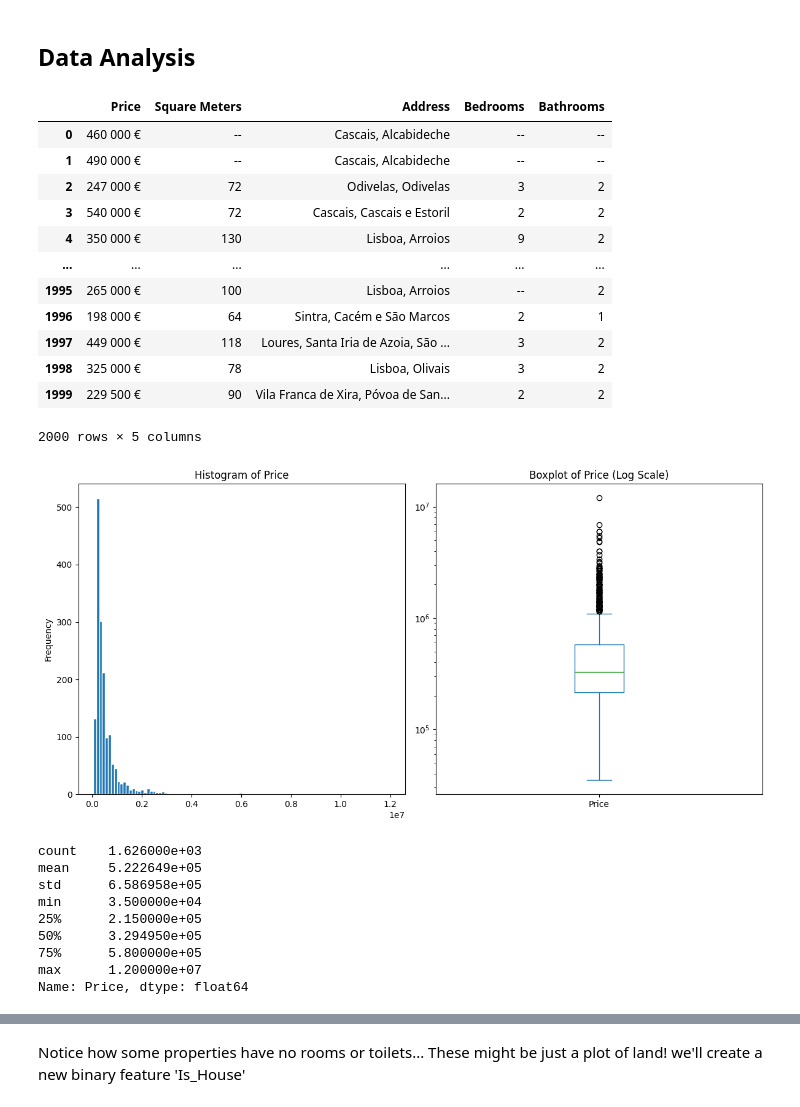
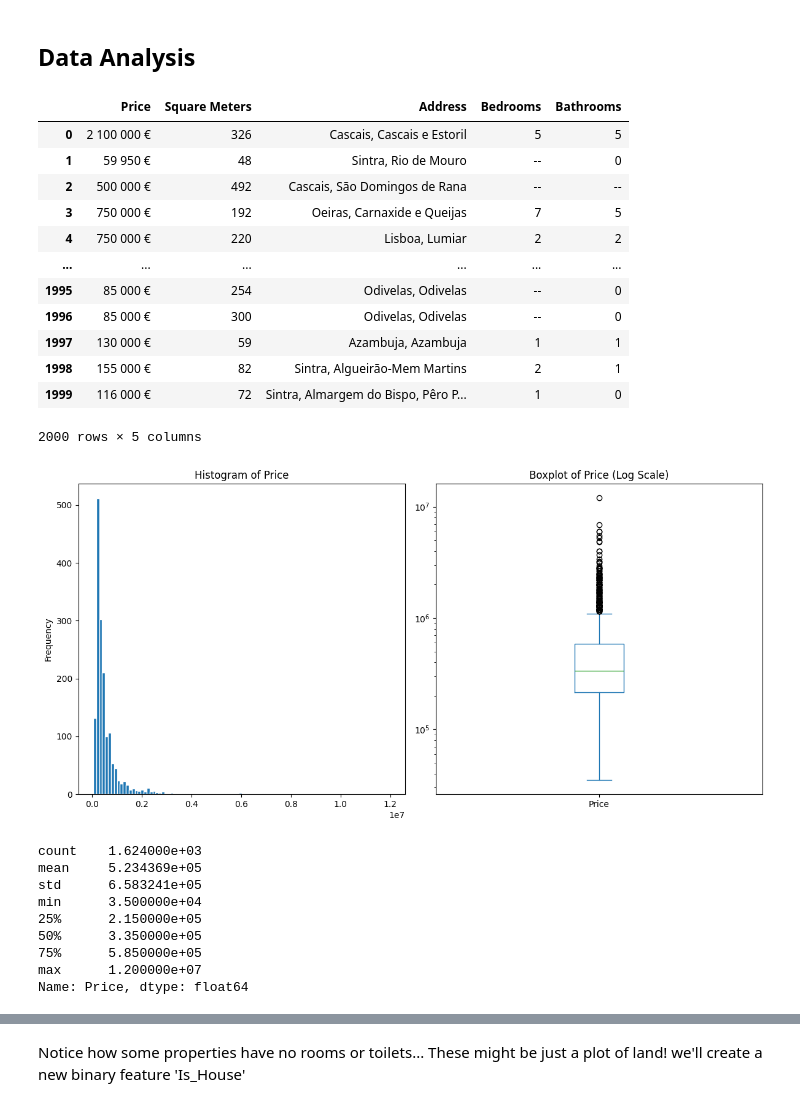
Before and after one commit to AthomsG/Lisbon_Housing_Pricing, a Jupyter notebook: PoC.ipynb, the cells around one changed output, grey strips where cells are left out. Cells and saved outputs as stored; diff of their text form; code cells hidden in the pictures.

```diff
--- a/PoC.ipynb
+++ b/PoC.ipynb
@@ -101,21 +91,21 @@ df.to_csv(f'GANG_{current_date}_remax_lisbon_listings.csv')
 # %% [markdown]
 ## Data Analysis
 # %%
-df = pd.read_csv('housing_data/07_April_2024_remax_lisbon_listings.csv', index_col=0)
+df = pd.read_csv(f'housing_data/{current_date}_remax_lisbon_listings.csv', index_col=0).drop(columns=['Listing Type']) # we hadn't considered it yet
 df
 # %% [output]
 |  | Price | Square Meters | Address | Bedrooms | Bathrooms |
-| 0 | 460 000 € | -- | Cascais, Alcabideche | -- | -- |
-| 1 | 490 000 € | -- | Cascais, Alcabideche | -- | -- |
-| 2 | 247 000 € | 72 | Odivelas, Odivelas | 3 | 2 |
-| 3 | 540 000 € | 72 | Cascais, Cascais e Estoril | 2 | 2 |
-| 4 | 350 000 € | 130 | Lisboa, Arroios | 9 | 2 |
+| 0 | 2 100 000 € | 326 | Cascais, Cascais e Estoril | 5 | 5 |
+| 1 | 59 950 € | 48 | Sintra, Rio de Mouro | -- | 0 |
+| 2 | 500 000 € | 492 | Cascais, São Domingos de Rana | -- | -- |
+| 3 | 750 000 € | 192 | Oeiras, Carnaxide e Queijas | 7 | 5 |
+| 4 | 750 000 € | 220 | Lisboa, Lumiar | 2 | 2 |
 | ... | ... | ... | ... | ... | ... |
-| 1995 | 265 000 € | 100 | Lisboa, Arroios | -- | 2 |
-| 1996 | 198 000 € | 64 | Sintra, Cacém e São Marcos | 2 | 1 |
-| 1997 | 449 000 € | 118 | Loures, Santa Iria de Azoia, São ... | 3 | 2 |
-| 1998 | 325 000 € | 78 | Lisboa, Olivais | 3 | 2 |
-| 1999 | 229 500 € | 90 | Vila Franca de Xira, Póvoa de San... | 2 | 2 |
+| 1995 | 85 000 € | 254 | Odivelas, Odivelas | -- | 0 |
+| 1996 | 85 000 € | 300 | Odivelas, Odivelas | -- | 0 |
+| 1997 | 130 000 € | 59 | Azambuja, Azambuja | 1 | 1 |
+| 1998 | 155 000 € | 82 | Sintra, Algueirão-Mem Martins | 2 | 1 |
+| 1999 | 116 000 € | 72 | Sintra, Almargem do Bispo, Pêro P... | 1 | 0 |
 2000 rows × 5 columns
 # %%
 # -- Data Processing --
@@ -140,11 +130,11 @@ df = df.dropna()
 # %%
 fig, axs = plt.subplots(1, 2, figsize=(12, 6))
 
-# Plot histogram
+# histogram
 df.Price.plot(kind='hist', edgecolor='white', bins=100, ax=axs[0])
 axs[0].set_title('Histogram of Price')
 
-# Plot boxplot in log scale
+# boxplot in log scale
 df.Price.plot(kind='box', ax=axs[1])
 axs[1].set_title('Boxplot of Price (Log Scale)')
 axs[1].set_yscale('log')
@@ -155,13 +145,13 @@ plt.show()
 df.Price.describe()
 # %% [output]
 [figure]
-count    1.626000e+03
-mean     5.222649e+05
-std      6.586958e+05
+count    1.624000e+03
+mean     5.234369e+05
+std      6.583241e+05
 min      3.500000e+04
 25%      2.150000e+05
-50%      3.294950e+05
-75%      5.800000e+05
+50%      3.350000e+05
+75%      5.850000e+05
 max      1.200000e+07
 Name: Price, dtype: float64
 # %%
```
Also changed, not shown: parts of 14 cells of this notebook, 1 other file.
